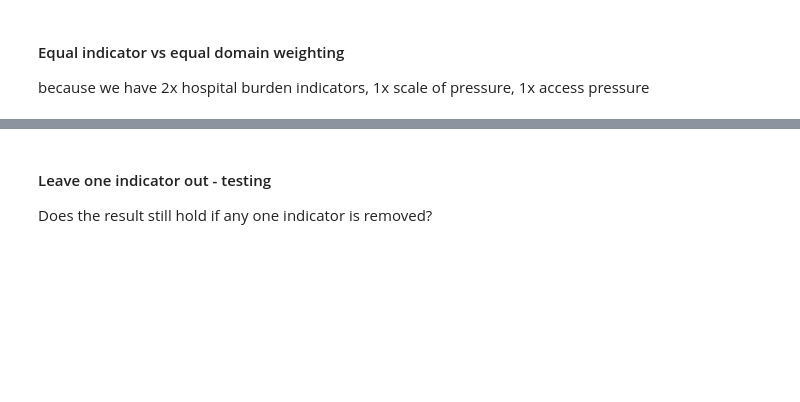
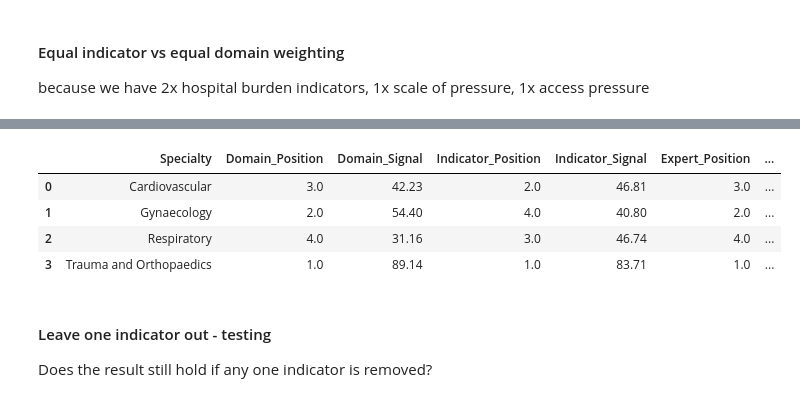
Before and after one commit to nhsengland/dsa_specialty_prioritisation_framework, a Jupyter notebook: Code/Specialty_Signal_Methods_Test.ipynb, the cells around one changed output, grey strips where cells are left out. Cells and saved outputs as stored; diff of their text form; code cells hidden in the pictures; blank space fills up the shorter version.

```diff
--- a/Code/Specialty_Signal_Methods_Test.ipynb
+++ b/Code/Specialty_Signal_Methods_Test.ipynb
@@ -1724,3 +1772,71 @@ display(
+# %%
+# Compare weighting approaches
+
+weighting_comparison = (
+    domain_weight_summary[
+        [
+            "Specialty",
+            "Composite_Position",
+            "Composite_Signal_0_100"
+        ]
+    ]
+    .rename(
+        columns={
+            "Composite_Position":
+                "Domain_Position",
+            "Composite_Signal_0_100":
+                "Domain_Signal"
+        }
+    )
+    .merge(
+        equal_indicator_summary[
+            [
+                "Specialty",
+                "Composite_Position",
+                "Composite_Signal_0_100"
+            ]
+        ]
+        .rename(
+            columns={
+                "Composite_Position":
+                    "Indicator_Position",
+                "Composite_Signal_0_100":
+                    "Indicator_Signal"
+            }
+        ),
+        on="Specialty",
+        validate="one_to_one"
+    )
+    .merge(
+        expert_weight_summary[
+            [
+                "Specialty",
+                "Composite_Position",
+                "Composite_Signal_0_100"
+            ]
+        ]
+        .rename(
+            columns={
+                "Composite_Position":
+                    "Expert_Position",
+                "Composite_Signal_0_100":
+                    "Expert_Signal"
+            }
+        ),
+        on="Specialty",
+        validate="one_to_one"
+    )
+)
+
+display(
+    weighting_comparison.round(2)
+)
+# %% [output]
+|  | Specialty | Domain_Position | Domain_Signal | Indicator_Position | Indicator_Signal | Expert_Position | ... |
+| 0 | Cardiovascular | 3.0 | 42.23 | 2.0 | 46.81 | 3.0 | ... |
+| 1 | Gynaecology | 2.0 | 54.40 | 4.0 | 40.80 | 2.0 | ... |
+| 2 | Respiratory | 4.0 | 31.16 | 3.0 | 46.74 | 4.0 | ... |
+| 3 | Trauma and Orthopaedics | 1.0 | 89.14 | 1.0 | 83.71 | 1.0 | ... |
 # %% [markdown]
 #### Leave one indicator out - testing
 Does the result still hold if any one indicator is removed?
```
Also changed, not shown: parts of 10 cells of this notebook.
